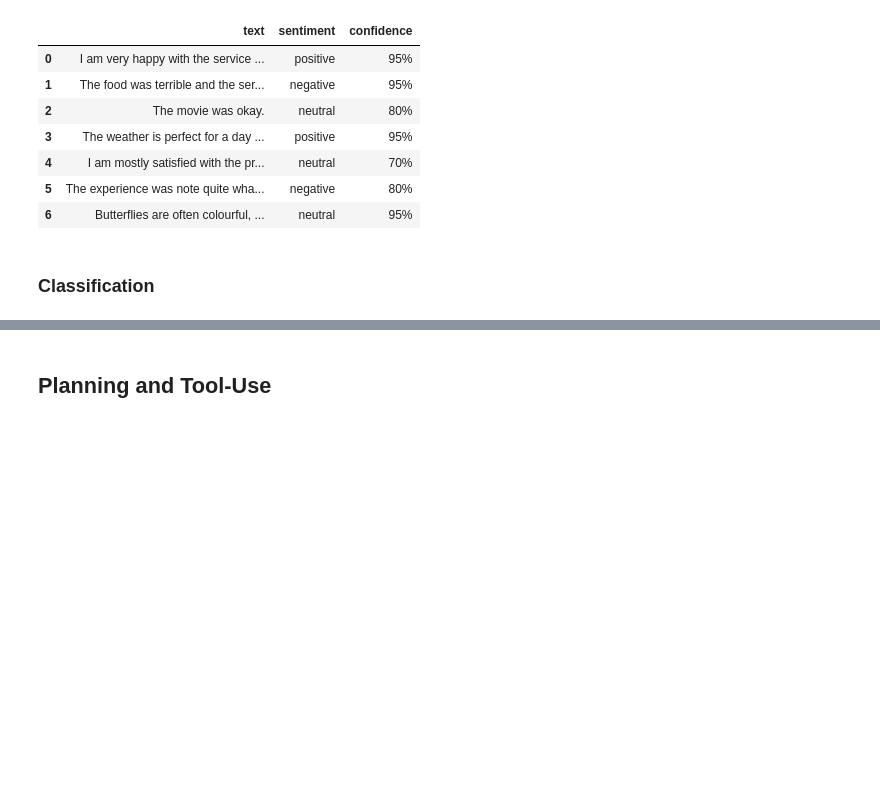
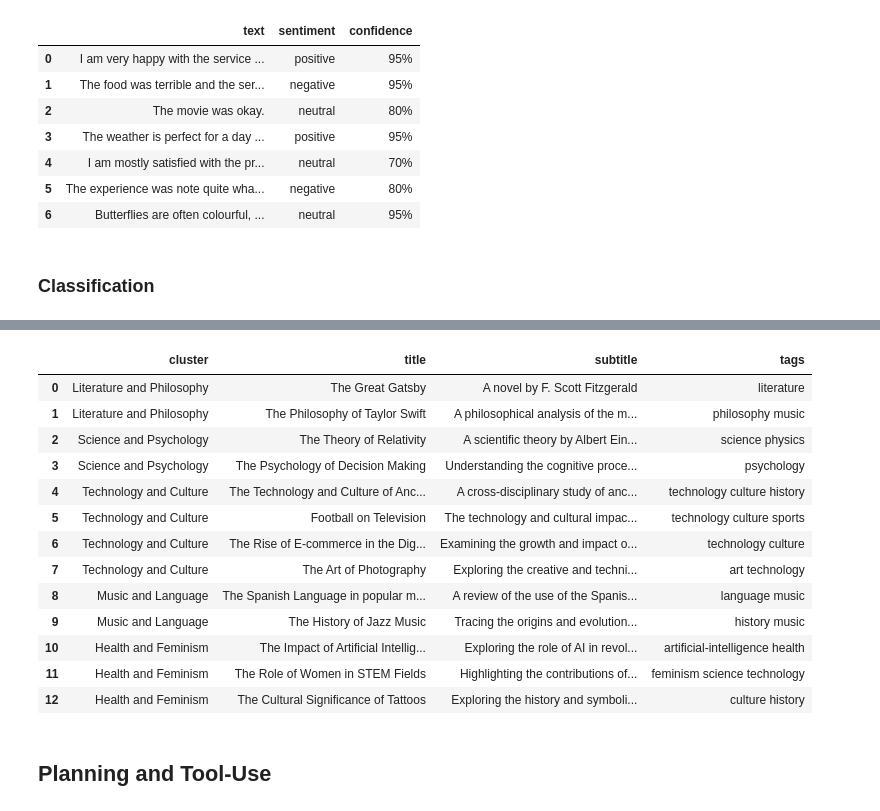
Before and after one commit to intellectronica/llms-beyond-chat, a Jupyter notebook: llms-beyond-chat.ipynb, the cells around one changed output, grey strips where cells are left out. Saved outputs shown, nothing was run; the diff lists cells and outputs as text; code cells hidden in the pictures; blank space fills up the shorter version.

Commit message:
clustering

```diff
--- a/llms-beyond-chat.ipynb
+++ b/llms-beyond-chat.ipynb
@@ -439,4 +439,40 @@ pd.DataFrame([
 | 11 | The Role of Women in STEM Fields | Highlighting the contributions of... | feminism science technology |
 | 12 | The Cultural Significance of Tattoos | Exploring the history and symboli... | culture history |
+# %%
+class TaggableItemsCluster(BaseModel):
+    title: str
+    items: List[TaggableItem]
+
+class TaggableItemsClusters(BaseModel):
+    clusters: List[TaggableItemsCluster]
+
+num_clusters = 5
+
+tagged_items_clusters = llm(
+    TaggableItemsClusters,
+    f"Cluster the following items based on their tags and content. Create exactly {num_clusters} clusters.",
+    json.dumps(tagged_items.dict()["items"]),
+)
+
+clusters = []
+for cluster in tagged_items_clusters.clusters:
+  for item in cluster.items:
+    clusters.append({"cluster": cluster.title, "title": item.title, "subtitle": item.subtitle, "tags": ' '.join(item.tags)})
+pd.DataFrame(clusters)
+# %% [output]
+|  | cluster | title | subtitle | tags |
+| 0 | Literature and Philosophy | The Great Gatsby | A novel by F. Scott Fitzgerald | literature |
+| 1 | Literature and Philosophy | The Philosophy of Taylor Swift | A philosophical analysis of the m... | philosophy music |
+| 2 | Science and Psychology | The Theory of Relativity | A scientific theory by Albert Ein... | science physics |
+| 3 | Science and Psychology | The Psychology of Decision Making | Understanding the cognitive proce... | psychology |
+| 4 | Technology and Culture | The Technology and Culture of Anc... | A cross-disciplinary study of anc... | technology culture history |
+| 5 | Technology and Culture | Football on Television | The technology and cultural impac... | technology culture sports |
+| 6 | Technology and Culture | The Rise of E-commerce in the Dig... | Examining the growth and impact o... | technology culture |
+| 7 | Technology and Culture | The Art of Photography | Exploring the creative and techni... | art technology |
+| 8 | Music and Language | The Spanish Language in popular m... | A review of the use of the Spanis... | language music |
+| 9 | Music and Language | The History of Jazz Music | Tracing the origins and evolution... | history music |
+| 10 | Health and Feminism | The Impact of Artificial Intellig... | Exploring the role of AI in revol... | artificial-intelligence health |
+| 11 | Health and Feminism | The Role of Women in STEM Fields | Highlighting the contributions of... | feminism science technology |
+| 12 | Health and Feminism | The Cultural Significance of Tattoos | Exploring the history and symboli... | culture history |
 # %% [markdown]
 ## Planning and Tool-Use
```
Also changed, not shown: parts of 3 cells of this notebook.
